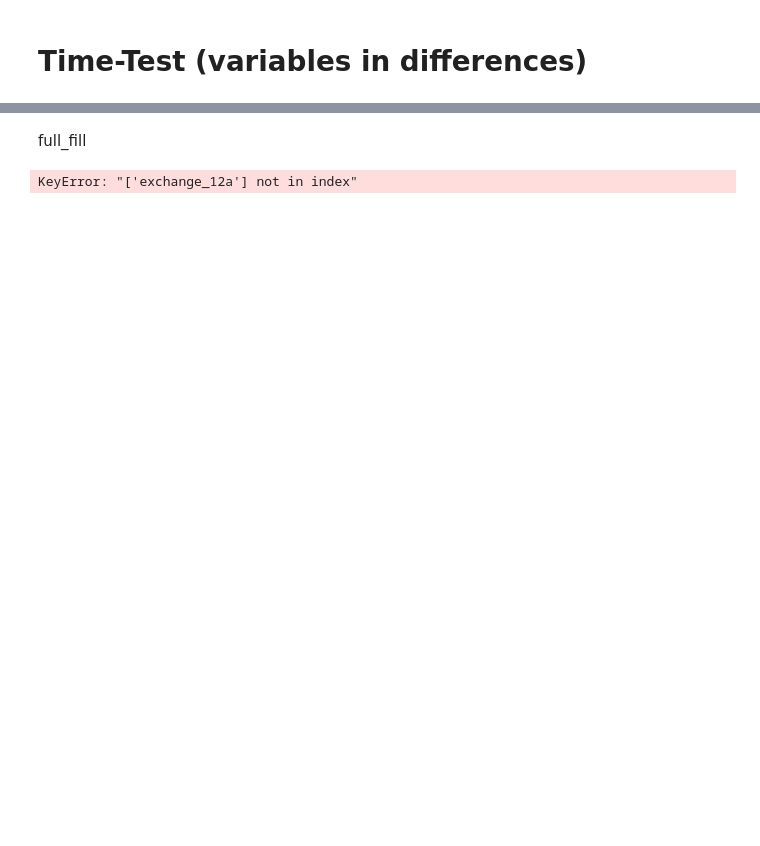
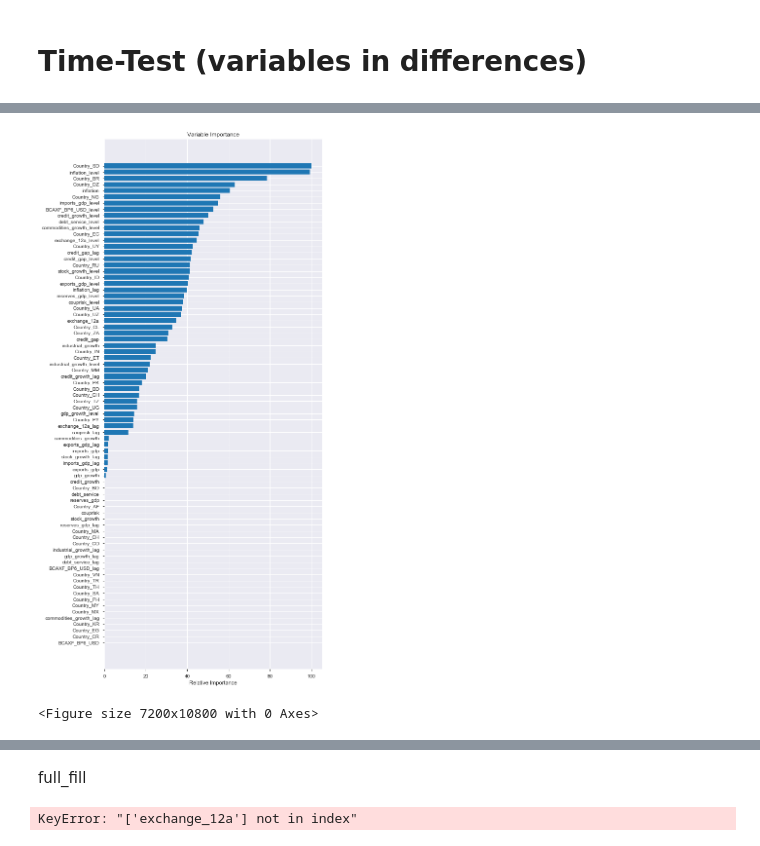
Before and after one commit to Walras-data/countryrisk, a Jupyter notebook: contryrisk5-Copy1.ipynb, the cells around one changed output, grey strips where cells are left out. Saved outputs shown, nothing was run; the diff lists cells and outputs as text; code cells hidden in the pictures; blank space fills up the shorter version.

```diff
--- a/contryrisk5-Copy1.ipynb
+++ b/contryrisk5-Copy1.ipynb
@@ -880,19 +844,22 @@ cv = TimeSeriesSplit(n_splits=10)
 
 
 
-params = {
-        'max_depth': range (2, 10),
-        'n_estimators': [10,  1000],
-        'learning_rate': [0.1, 0.01]
-        }
+#params = {
+        #'max_depth': [10],
+        #'n_estimators': [1000],
+        #'learning_rate': [0.01]
+        #}
 
-clf = GridSearchCV(XGBClassifier(), params, n_jobs=-1,
-                   cv=cv, scoring= "balanced_accuracy",verbose=2, refit=True)
+#clf = GridSearchCV(XGBClassifier(), params, n_jobs = -1,
+                   #cv=cv, scoring= "balanced_accuracy",verbose=2, refit=True)
 
 
 
-#model =   XGBClassifier()
-#model = MLPClassifier(solver='lbfgs', alpha=0.1,hidden_layer_sizes=(52, 42), random_state=1)
+clf =   XGBClassifier(n_estimators = 100,  eval_metric="auc")
+#clf = LogisticRegression()
+#clf = KNeighborsClassifier()
+#clf = MLPClassifier()
+#clf = ExtraTreesClassifier()
 clf.fit(X_train, Y_train)
 y_pred = clf.predict(X_test)
 y_prob = clf.predict_proba(X_test)[:,1]
@@ -948,3 +952,22 @@ Name: pred, Length: 96, dtype: float64
+# %%
+import matplotlib.pyplot as plt
+
+# Plot feature importance
+feature_importance = clf.feature_importances_
+# make importances relative to max importance
+feature_importance = 100.0 * (feature_importance / feature_importance.max())
+sorted_idx = np.argsort(feature_importance)
+pos = np.arange(sorted_idx.shape[0]) + .5
+plt.figure(figsize=(8, 20))
+plt.barh(pos, feature_importance[sorted_idx], align='center')
+plt.yticks(pos, X.columns[sorted_idx])#boston.feature_names[sorted_idx])
+plt.xlabel('Relative Importance')
+plt.title('Variable Importance')
+plt.figure(figsize=(100,150))
+plt.show()
+# %% [output]
+[figure, added]
+<Figure size 7200x10800 with 0 Axes>
 # %%
 a = full[full["ISO2 Code"] == "BR"]
 a["ENDE_XDC_USD_RATE"]
```
Also changed, not shown: parts of 33 cells of this notebook.
